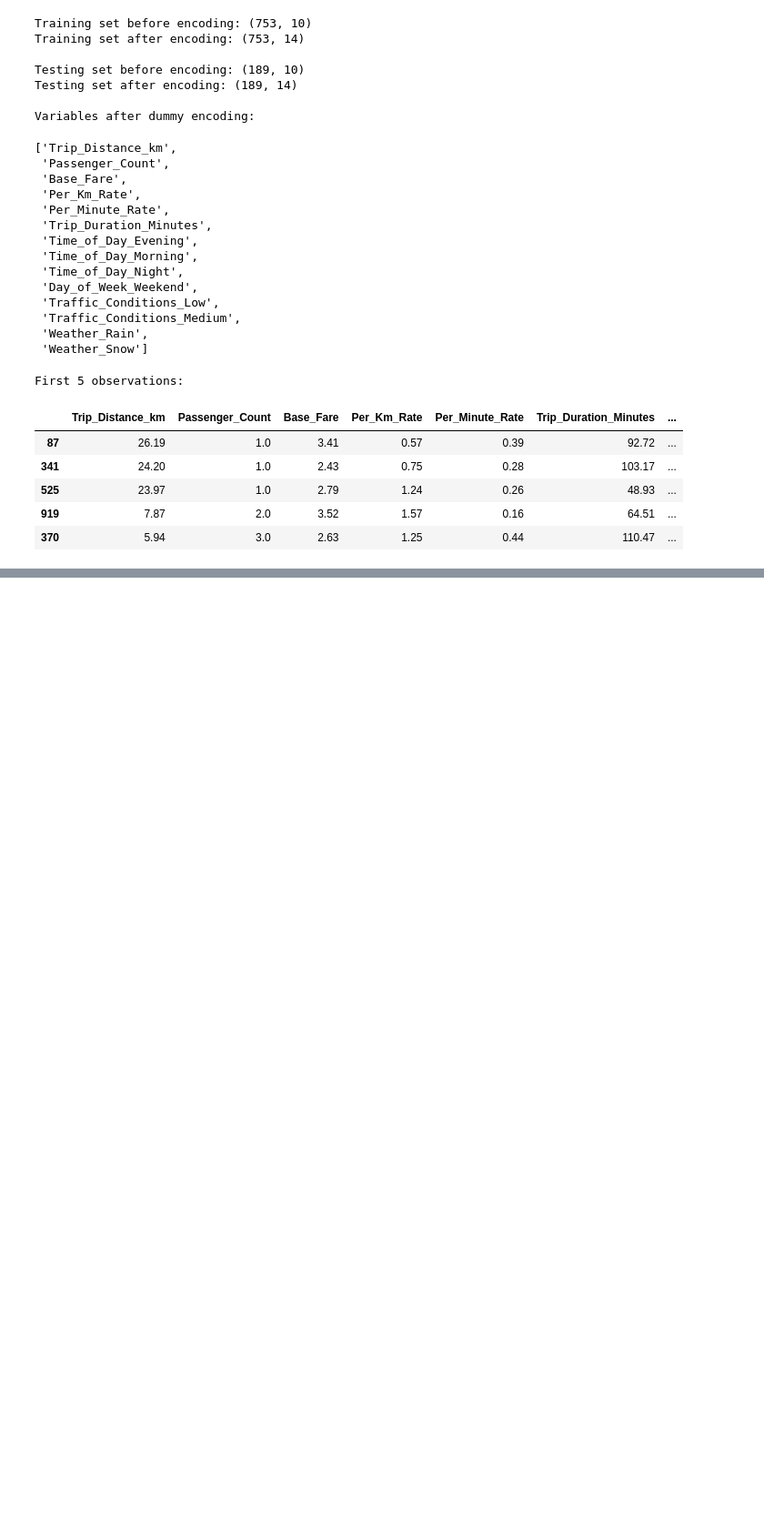
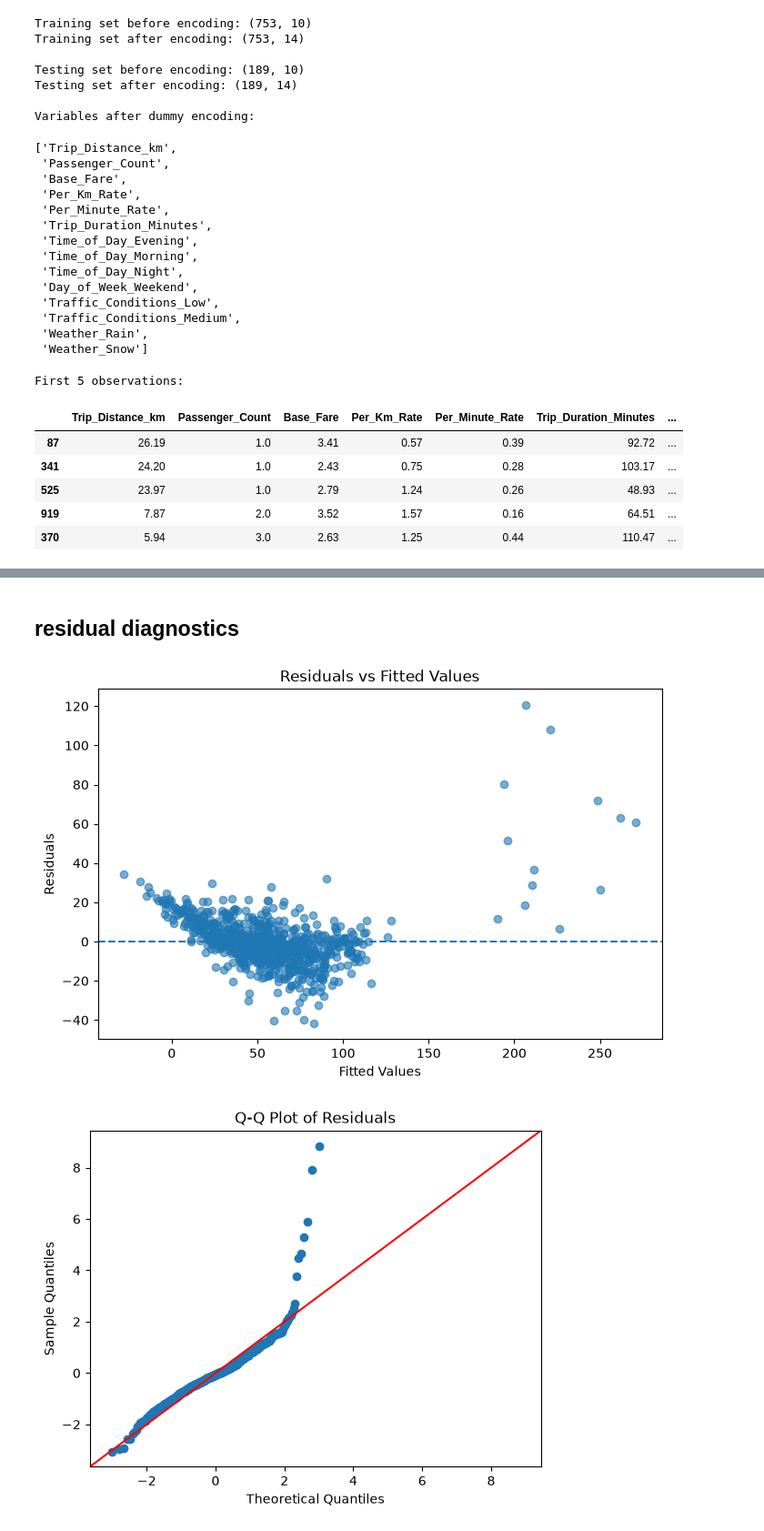
Before and after one commit to kurochan1901/115-1_Data-Analysis-and-Modeling, a Jupyter notebook: HW1/HW1.ipynb, the cells around one changed output, grey strips where cells are left out. Shown at 91% size. Cells and saved outputs as stored; diff of their text form; code cells hidden in the pictures; blank space fills up the shorter version.

Commit message:
MLP analysis & residual analysis

```diff
--- a/HW1/HW1.ipynb
+++ b/HW1/HW1.ipynb
@@ -962,0 +1075,55 @@ First 5 observations:
+# %% [markdown]
+## residual diagnostics
+# %%
+# ============================================================
+# Residual Diagnostics
+# ============================================================
+
+import matplotlib.pyplot as plt
+import statsmodels.api as sm
+
+# Residuals and fitted values
+residuals = model.resid
+fitted_values = model.fittedvalues
+
+
+# ------------------------------------------------------------
+# 1. Residuals vs Fitted
+# ------------------------------------------------------------
+
+plt.figure(figsize=(8, 5))
+
+plt.scatter(
+    fitted_values,
+    residuals,
+    alpha=0.6
+)
+
+plt.axhline(
+    y=0,
+    linestyle="--"
+)
+
+plt.xlabel("Fitted Values")
+plt.ylabel("Residuals")
+plt.title("Residuals vs Fitted Values")
+
+plt.show()
+
+
+# ------------------------------------------------------------
+# 2. Q-Q Plot
+# ------------------------------------------------------------
+
+sm.qqplot(
+    residuals,
+    line="45",
+    fit=True
+)
+
+plt.title("Q-Q Plot of Residuals")
+
+plt.show()
+# %% [output]
+[figure, added]
+[figure, added]
```
Also changed, not shown: parts of 10 cells of this notebook.
